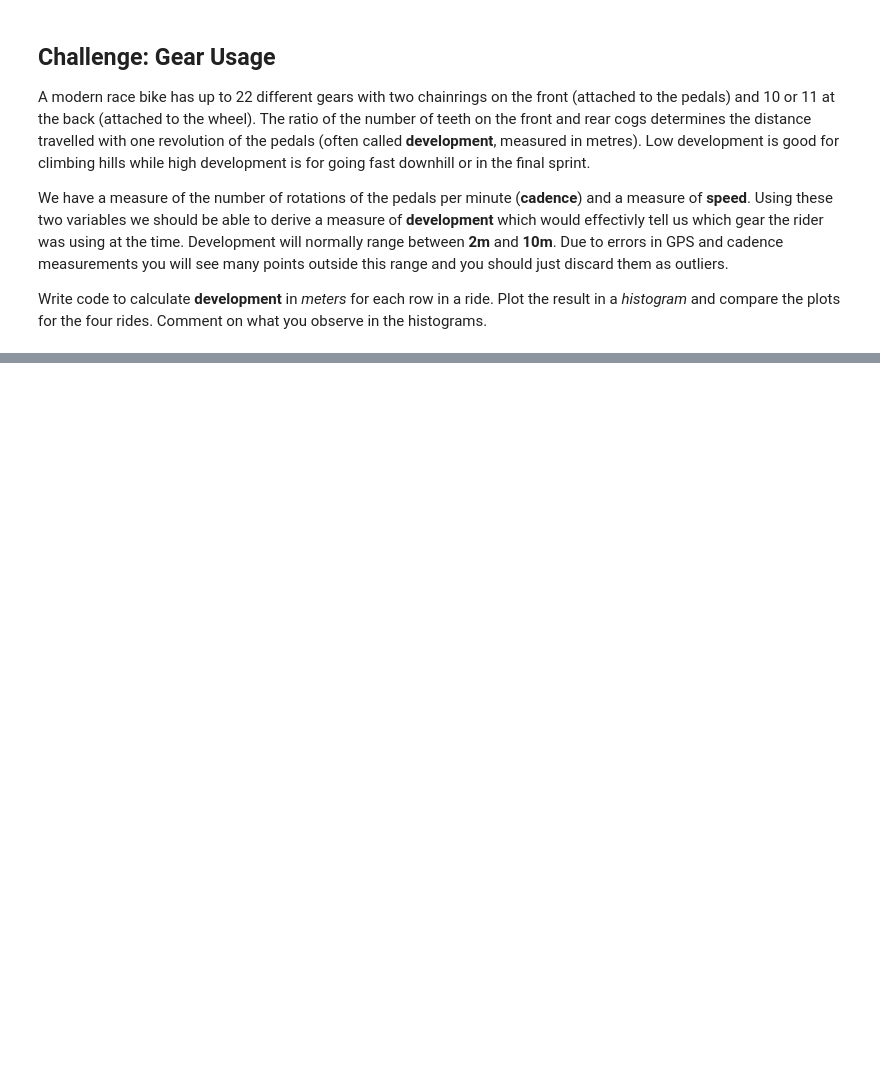
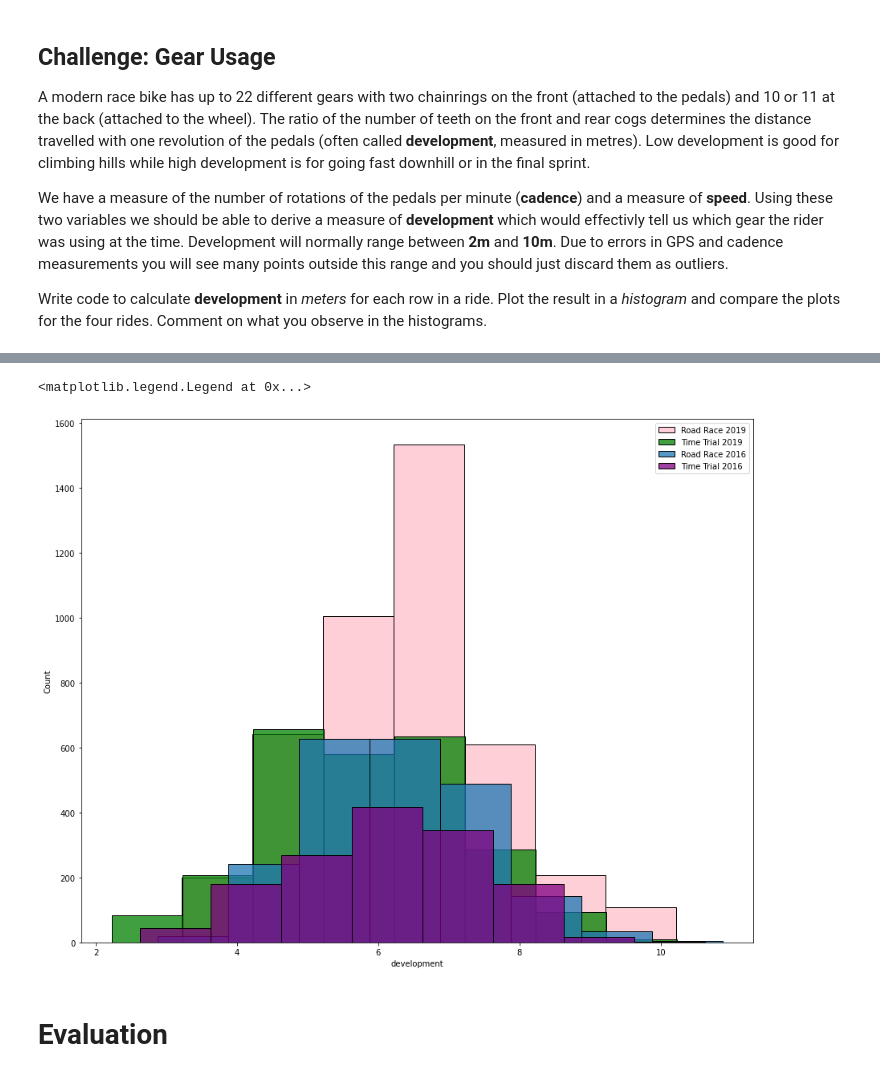
Before and after one commit to AmandaManadeniya/data-science-portfolio-2021, a Jupyter notebook: Portfolio 1.ipynb, the cells around one changed output, grey strips where cells are left out. Cells and saved outputs as stored; diff of their text form; code cells hidden in the pictures; blank space fills up the shorter version.

Commit message:
Calculated development from cadence and speed

```diff
--- a/Portfolio 1.ipynb
+++ b/Portfolio 1.ipynb
@@ -307,0 +378,5 @@ Write code to calculate __development__ in _meters_ for each row in a ride.  Plo
+# %%
+rr_2016_development['development'] = rr_2016_development['speed (metres/min)'].div(rr_2016_development['cadence'].values)
+tt_2016_development['development'] = tt_2016_development['speed (metres/min)'].div(tt_2016_development['cadence'].values)
+rr_2019_development['development'] = rr_2019_development['speed (metres/min)'].div(rr_2019_development['cadence'].values)
+tt_2019_development['development'] = tt_2019_development['speed (metres/min)'].div(tt_2019_development['cadence'].values)
@@ -307,0 +392,16 @@ Write code to calculate __development__ in _meters_ for each row in a ride.  Plo
+# %%
+rr_2016_development.replace([np.inf], np.nan, inplace=True)
+rr_2016_development = rr_2016_development.dropna()
+rr_2016_development.isna().sum().sum()
+
+rr_2019_development.replace([np.inf], np.nan, inplace=True)
+rr_2019_development = rr_2019_development.dropna()
+rr_2019_development.isna().sum().sum()
+
+tt_2016_development.replace([np.inf], np.nan, inplace=True)
+tt_2016_development = tt_2016_development.dropna()
+tt_2016_development.isna().sum().sum()
+
+tt_2019_development.replace([np.inf], np.nan, inplace=True)
+tt_2019_development = tt_2019_development.dropna()
+tt_2019_development.isna().sum().sum()
@@ -307,0 +410,16 @@ Write code to calculate __development__ in _meters_ for each row in a ride.  Plo
+# %%
+rr_2016_development = rr_2016_development.drop(rr_2016_development.index[ (rr_2016_development['development'] > 10)
+                                     | (rr_2016_development['development'] < 2)
+])
+
+tt_2016_development = tt_2016_development.drop(tt_2016_development.index[ (tt_2016_development['development'] > 10)
+                                     | (tt_2016_development['development'] < 2)
+])
+
+rr_2019_development = rr_2019_development.drop(rr_2019_development.index[ (rr_2019_development['development'] > 10)
+                                     | (rr_2019_development['development'] < 2)
+])
+
+tt_2019_development = tt_2019_development.drop(tt_2019_development.index[ (tt_2019_development['development'] > 10)
+                                     | (tt_2019_development['development'] < 2)
+])
@@ -307,0 +438,12 @@ Write code to calculate __development__ in _meters_ for each row in a ride.  Plo
+# %%
+plt.figure(figsize=(15,12))
+sns.histplot(data=rr_2019_development, x="development", color = 'pink', binwidth=1)
+sns.histplot(data=tt_2019_development, x="development", color = 'green', binwidth=1)
+sns.histplot(data=rr_2016_development, x="development", binwidth=1)
+sns.histplot(data=tt_2016_development, x="development", color = 'purple', binwidth=1)
+plt.legend(labels = ['Road Race 2019', 'Time Trial 2019', 'Road Race 2016', 'Time Trial 2016'])
+# %% [output]
+<matplotlib.legend.Legend at 0x...>
+[figure, added]
+# %% [markdown]
+# Evaluation
```
Also changed, not shown: parts of 12 cells of this notebook.
